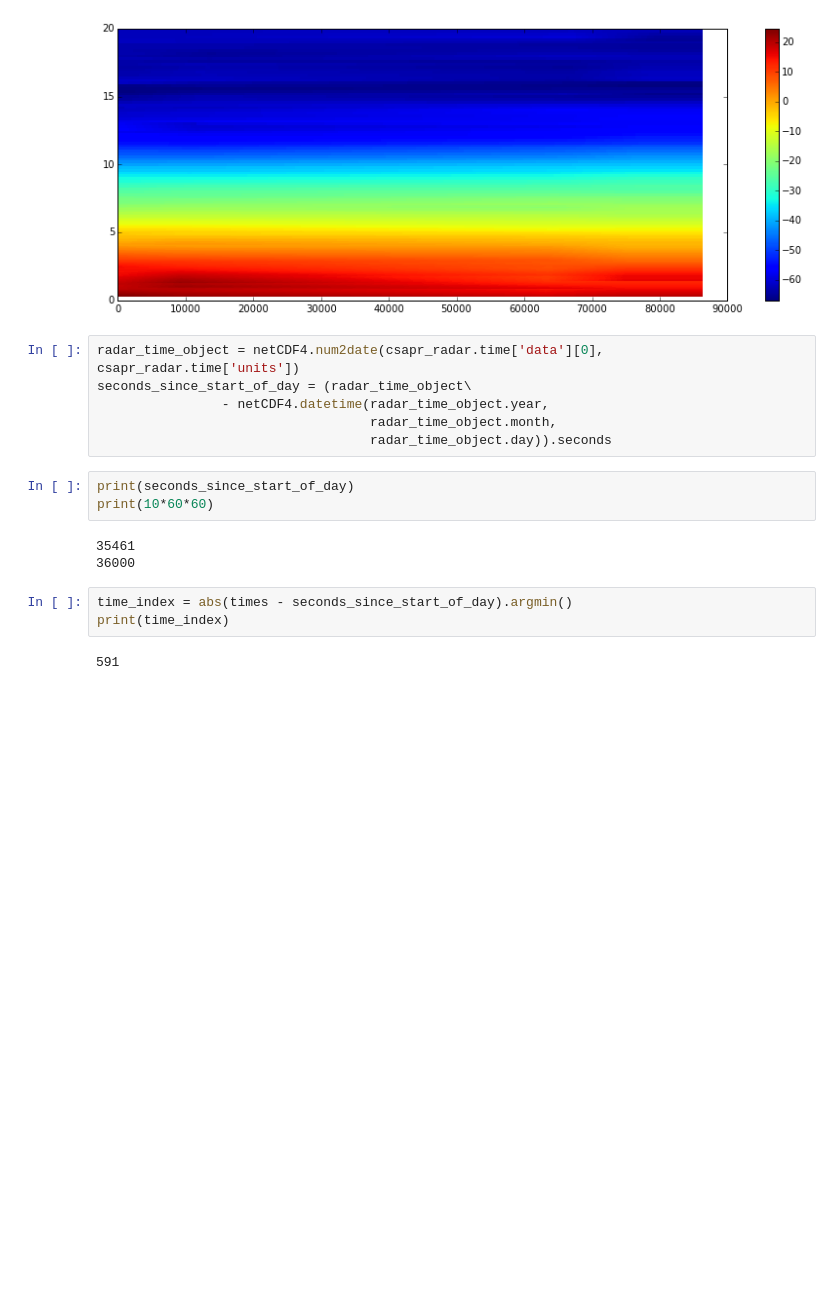
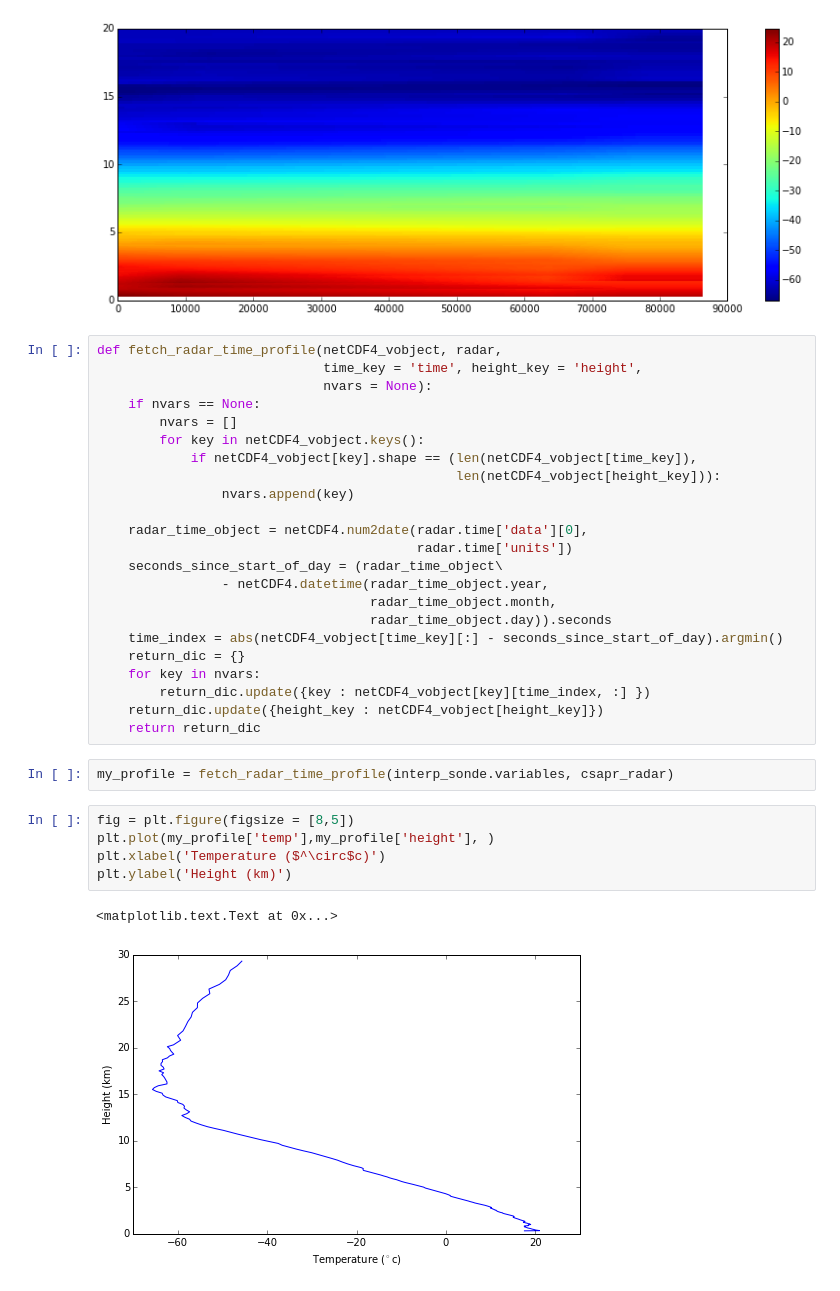
Before and after one commit to ANL-DIGR/openvap, a Jupyter notebook: development/cmac2/notebooks/2 Fuzzy Logic exploration, a simple stab.ipynb, the cells around one changed output. Cells and saved outputs as stored; diff of their text form; blank space fills up the shorter version.

Commit message:
ENH: Function for profile extraction from interpsonde added

```diff
--- a/development/cmac2/notebooks/2 Fuzzy Logic exploration, a simple stab.ipynb
+++ b/development/cmac2/notebooks/2 Fuzzy Logic exploration, a simple stab.ipynb
@@ -106,20 +106,36 @@ plt.ylim([0,20])
 cb = plt.colorbar()
 # %% [output]
 [figure]
-# %%
-radar_time_object = netCDF4.num2date(csapr_radar.time['data'][0], csapr_radar.time['units'])
-seconds_since_start_of_day = (radar_time_object\
-                - netCDF4.datetime(radar_time_object.year,
-                                   radar_time_object.month,
-                                   radar_time_object.day)).seconds
-# %%
-print(seconds_since_start_of_day)
-print(10*60*60)
-# %% [output]
-35461
-36000
-# %%
-time_index = abs(times - seconds_since_start_of_day).argmin()
-print(time_index)
-# %% [output]
-591
+# %%
+def fetch_radar_time_profile(netCDF4_vobject, radar,
+                             time_key = 'time', height_key = 'height',
+                             nvars = None):
+    if nvars == None:
+        nvars = []
+        for key in netCDF4_vobject.keys():
+            if netCDF4_vobject[key].shape == (len(netCDF4_vobject[time_key]),
+                                              len(netCDF4_vobject[height_key])):
+                nvars.append(key)
+
+    radar_time_object = netCDF4.num2date(radar.time['data'][0],
+                                         radar.time['units'])
+    seconds_since_start_of_day = (radar_time_object\
+                - netCDF4.datetime(radar_time_object.year,
+                                   radar_time_object.month,
+                                   radar_time_object.day)).seconds
+    time_index = abs(netCDF4_vobject[time_key][:] - seconds_since_start_of_day).argmin()
+    return_dic = {}
+    for key in nvars:
+        return_dic.update({key : netCDF4_vobject[key][time_index, :] })
+    return_dic.update({height_key : netCDF4_vobject[height_key]})
+    return return_dic
+# %%
+my_profile = fetch_radar_time_profile(interp_sonde.variables, csapr_radar)
+# %%
+fig = plt.figure(figsize = [8,5])
+plt.plot(my_profile['temp'],my_profile['height'], )
+plt.xlabel('Temperature ($^\circ$c)')
+plt.ylabel('Height (km)')
+# %% [output]
+<matplotlib.text.Text at 0x...>
+[figure, added]
```
Also changed, not shown: parts of 2 cells of this notebook.
